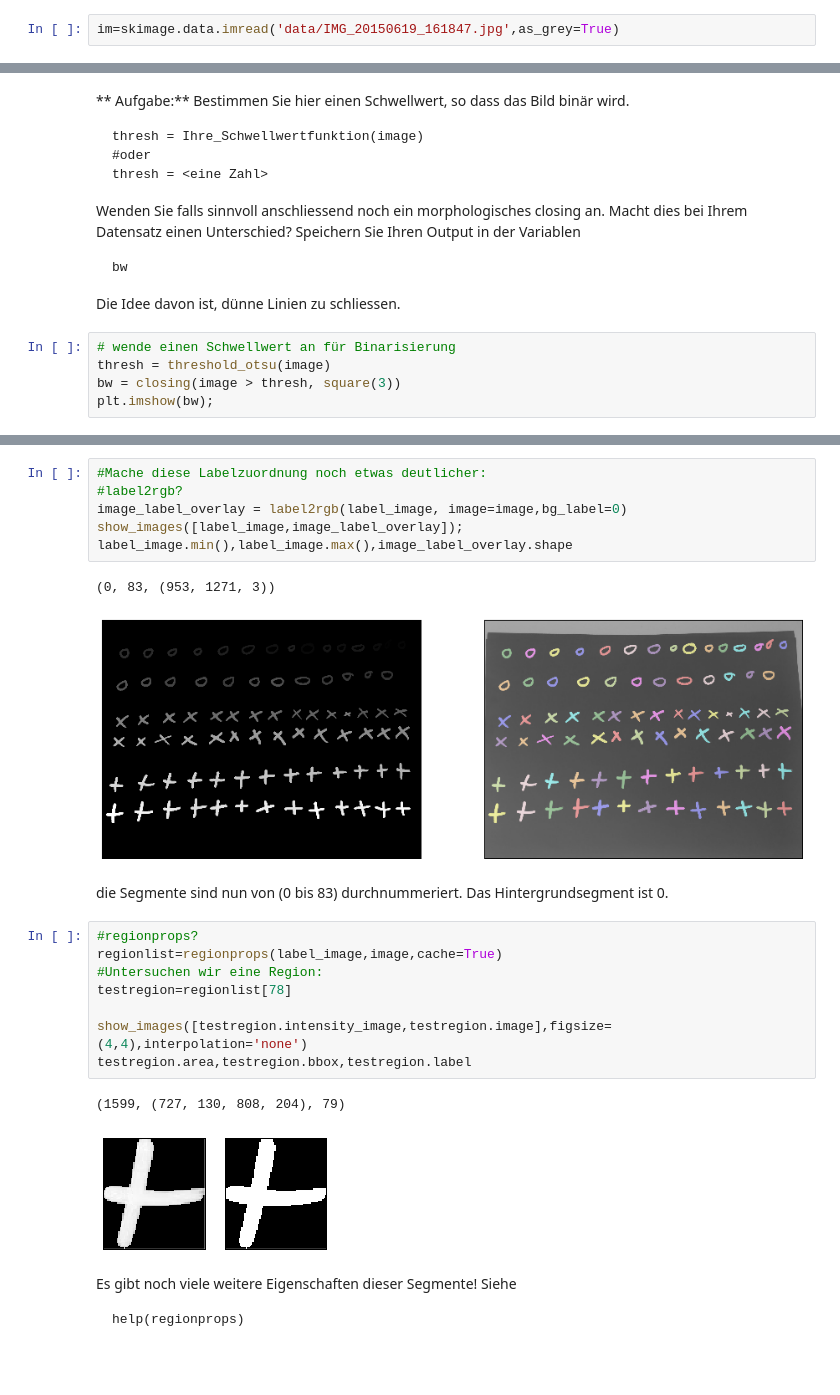
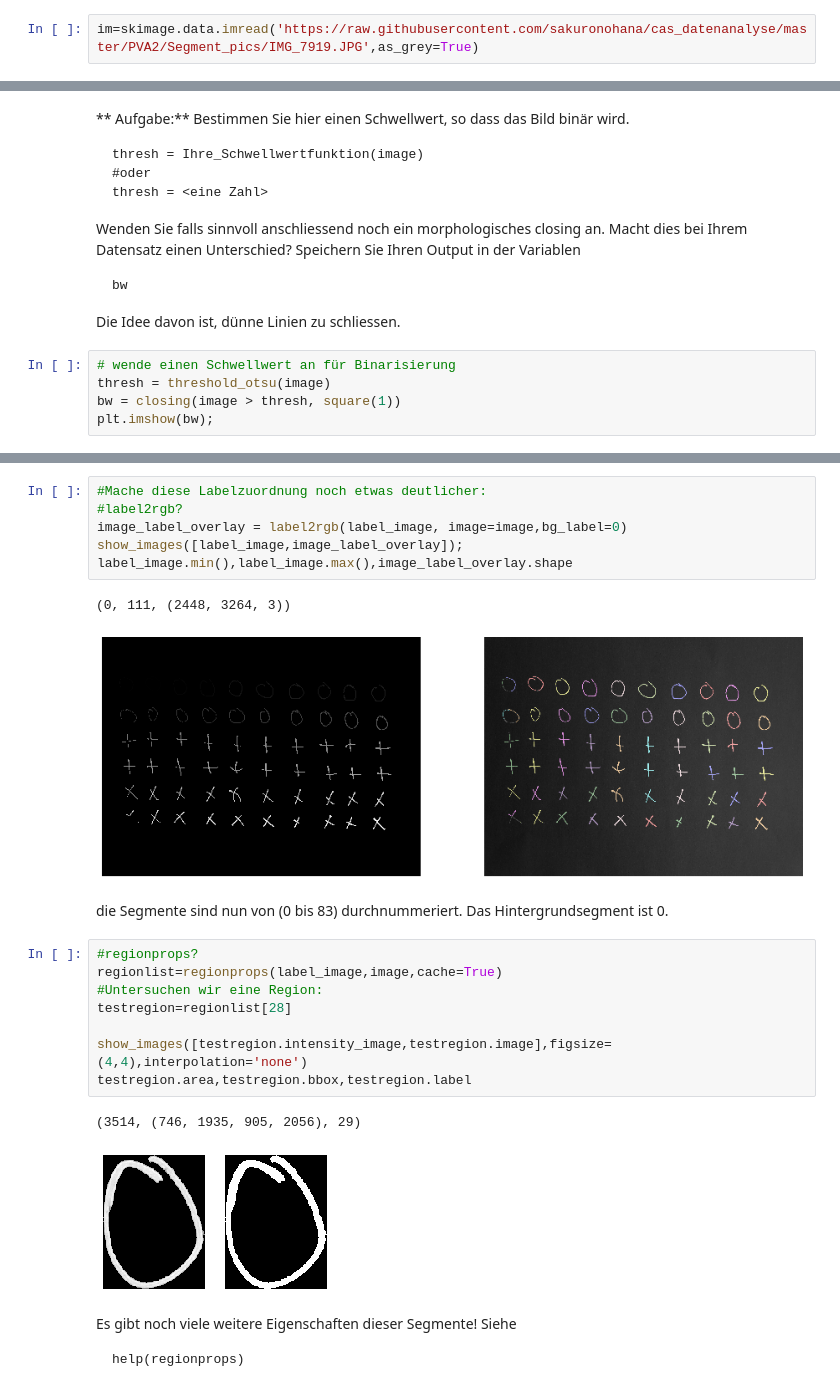
Before and after one commit to sipfli/cas_datenanalyse, a Jupyter notebook: Segmentierung-Lösung_Studierendenaufgabe.ipynb, the cells around one changed output, grey strips where cells are left out. Drawn from its saved outputs; the diff is of its cells as text; blank space fills up the shorter version.

```diff
--- a/Segmentierung-Lösung_Studierendenaufgabe.ipynb
+++ b/Segmentierung-Lösung_Studierendenaufgabe.ipynb
@@ -46,7 +48,7 @@ def show_images(imglist,figsize=(15,15),**kwargs):
 **Aufgabe**
 Lesen Sie hier mit Hilfe der Funktion skimage.data.imread Ihr Bild als Graustufenbild ein
 # %%
-im=skimage.data.imread('data/IMG_20150619_161847.jpg',as_grey=True)
+im=skimage.data.imread('https://raw.githubusercontent.com/sakuronohana/cas_datenanalyse/master/PVA2/Segment_pics/IMG_7919.JPG',as_grey=True)
 # %%
 #Die InputDatei ist einfach ein Foto einer Weissen Fläche, mit den 'x','o','p'-Symbolen
 #nebeneinander gemalt.
@@ -83,6 +85,6 @@ Die Idee davon ist, dünne Linien zu schliessen.
 # %%
 # wende einen Schwellwert an für Binarisierung
 thresh = threshold_otsu(image)
-bw = closing(image > thresh, square(3))
+bw = closing(image > thresh, square(1))
 plt.imshow(bw);
 # %% [output]
@@ -116,21 +118,21 @@ image_label_overlay = label2rgb(label_image, image=image,bg_label=0)
 show_images([label_image,image_label_overlay]);
 label_image.min(),label_image.max(),image_label_overlay.shape
 # %% [output]
-(0, 83, (953, 1271, 3))
+(0, 111, (2448, 3264, 3))
-[figure, old version]
+[figure, new version]
 # %% [markdown]
 die Segmente sind nun von (0 bis 83) durchnummeriert. Das Hintergrundsegment ist 0.
 # %%
 #regionprops?
 regionlist=regionprops(label_image,image,cache=True)
 #Untersuchen wir eine Region:
-testregion=regionlist[78]
+testregion=regionlist[28]
 
 show_images([testregion.intensity_image,testregion.image],figsize=(4,4),interpolation='none')
 testregion.area,testregion.bbox,testregion.label
 # %% [output]
-(1599, (727, 130, 808, 204), 79)
+(3514, (746, 1935, 905, 2056), 29)
-[figure, old version]
+[figure, new version]
 # %% [markdown]
 Es gibt noch viele weitere Eigenschaften dieser Segmente! Siehe
 
```
Also changed, not shown: parts of 10 cells of this notebook.
